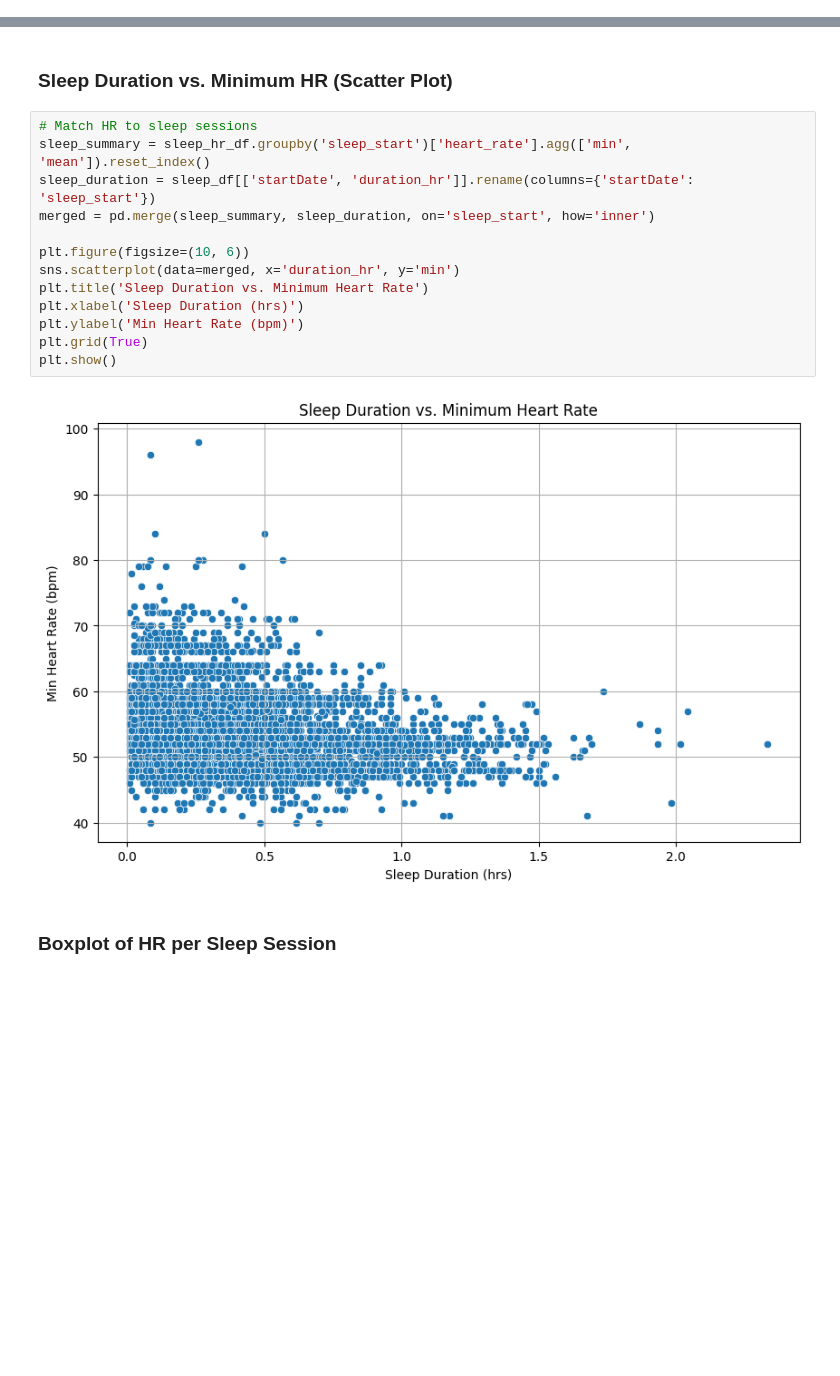
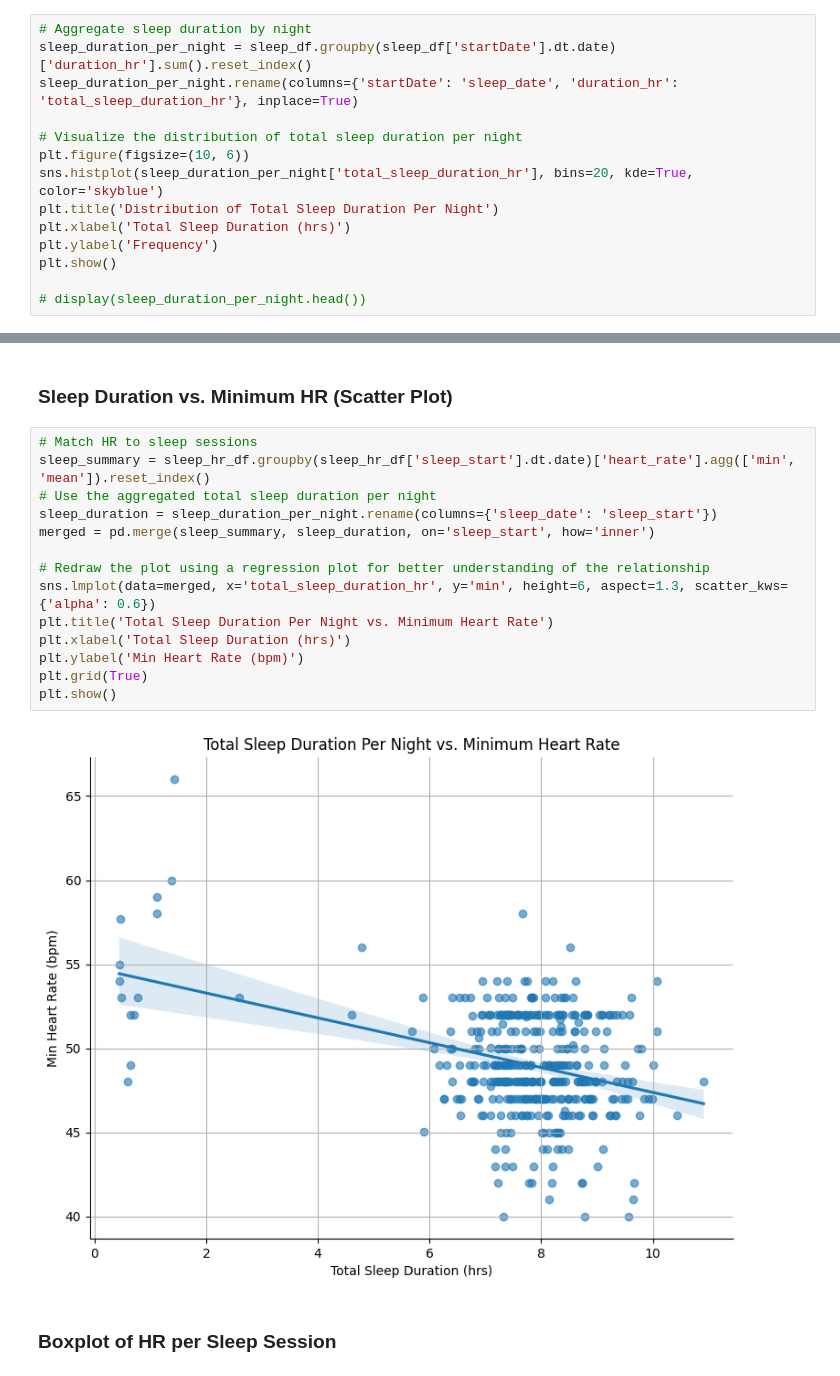
Before and after one commit to Abigail6on/Apple-Health-Sleep-Analysis, a Jupyter notebook: apple_health_hr_activity_sleep_.ipynb, the cells around one changed output, grey strips where cells are left out. Cells and saved outputs as stored; diff of their text form; blank space fills up the shorter version.

```diff
--- a/apple_health_hr_activity_sleep_.ipynb
+++ b/apple_health_hr_activity_sleep_.ipynb
@@ -142,0 +115,14 @@ plt.show()
+# %%
+# Aggregate sleep duration by night
+sleep_duration_per_night = sleep_df.groupby(sleep_df['startDate'].dt.date)['duration_hr'].sum().reset_index()
+sleep_duration_per_night.rename(columns={'startDate': 'sleep_date', 'duration_hr': 'total_sleep_duration_hr'}, inplace=True)
+
+# Visualize the distribution of total sleep duration per night
+plt.figure(figsize=(10, 6))
+sns.histplot(sleep_duration_per_night['total_sleep_duration_hr'], bins=20, kde=True, color='skyblue')
+plt.title('Distribution of Total Sleep Duration Per Night')
+plt.xlabel('Total Sleep Duration (hrs)')
+plt.ylabel('Frequency')
+plt.show()
+
+# display(sleep_duration_per_night.head())
@@ -225,19 +188,20 @@ plt.show()
 ### Sleep Duration vs. Minimum HR (Scatter Plot)
 # %%
 # Match HR to sleep sessions
-sleep_summary = sleep_hr_df.groupby('sleep_start')['heart_rate'].agg(['min', 'mean']).reset_index()
-sleep_duration = sleep_df[['startDate', 'duration_hr']].rename(columns={'startDate': 'sleep_start'})
+sleep_summary = sleep_hr_df.groupby(sleep_hr_df['sleep_start'].dt.date)['heart_rate'].agg(['min', 'mean']).reset_index()
+# Use the aggregated total sleep duration per night
+sleep_duration = sleep_duration_per_night.rename(columns={'sleep_date': 'sleep_start'})
 merged = pd.merge(sleep_summary, sleep_duration, on='sleep_start', how='inner')
 
-plt.figure(figsize=(10, 6))
-sns.scatterplot(data=merged, x='duration_hr', y='min')
-plt.title('Sleep Duration vs. Minimum Heart Rate')
-plt.xlabel('Sleep Duration (hrs)')
+# Redraw the plot using a regression plot for better understanding of the relationship
+sns.lmplot(data=merged, x='total_sleep_duration_hr', y='min', height=6, aspect=1.3, scatter_kws={'alpha': 0.6})
+plt.title('Total Sleep Duration Per Night vs. Minimum Heart Rate')
+plt.xlabel('Total Sleep Duration (hrs)')
 plt.ylabel('Min Heart Rate (bpm)')
 plt.grid(True)
 plt.show()
 # %% [output]
-[figure, old version]
+[figure, new version]
 # %% [markdown]
 ### Boxplot of HR per Sleep Session
 # %%
```
Also changed, not shown: parts of 23 cells of this notebook.
